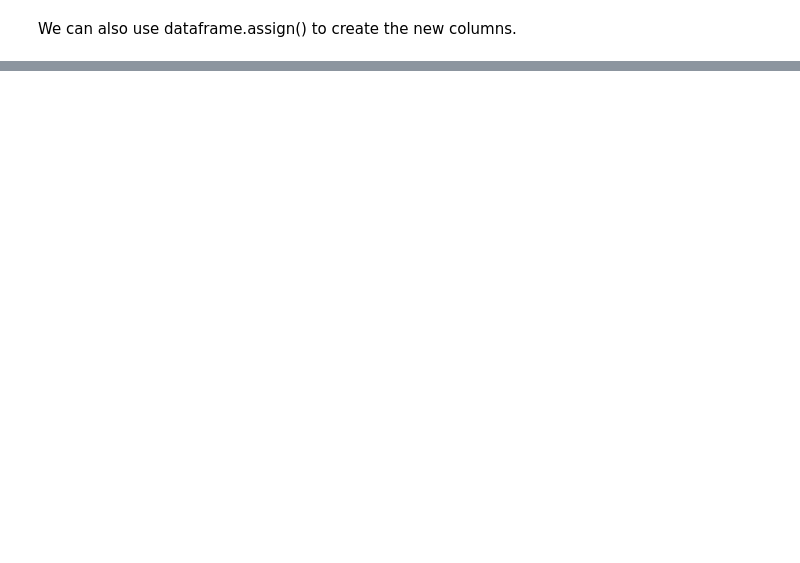
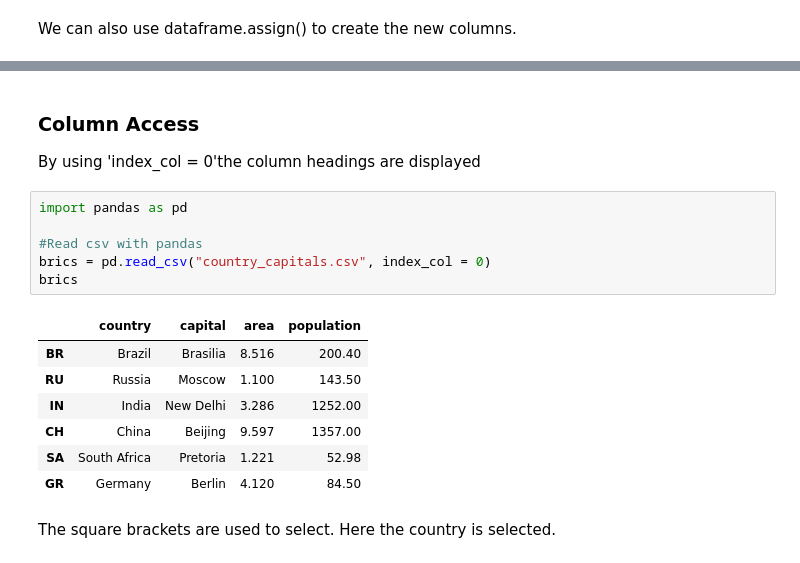
Before and after one commit to schirko/Python-Pandas-Exercises-and-Techniques, a Jupyter notebook: Python Pandas Exercises and Techniques.ipynb, the cells around one changed output, grey strips where cells are left out. Cells and saved outputs as stored; diff of their text form; blank space fills up the shorter version.

```diff
--- a/Python Pandas Exercises and Techniques.ipynb
+++ b/Python Pandas Exercises and Techniques.ipynb
@@ -289,0 +362,19 @@ df_students
+# %% [markdown]
+### Column Access
+By using 'index_col = 0'the column headings are displayed
+# %%
+import pandas as pd
+
+#Read csv with pandas
+brics = pd.read_csv("country_capitals.csv", index_col = 0)
+brics
+# %% [output]
+|  | country | capital | area | population |
+| BR | Brazil | Brasilia | 8.516 | 200.40 |
+| RU | Russia | Moscow | 1.100 | 143.50 |
+| IN | India | New Delhi | 3.286 | 1252.00 |
+| CH | China | Beijing | 9.597 | 1357.00 |
+| SA | South Africa | Pretoria | 1.221 | 52.98 |
+| GR | Germany | Berlin | 4.120 | 84.50 |
+# %% [markdown]
+The square brackets are used to select.  Here the country is selected.
```
Also changed, not shown: parts of 32 cells of this notebook.
